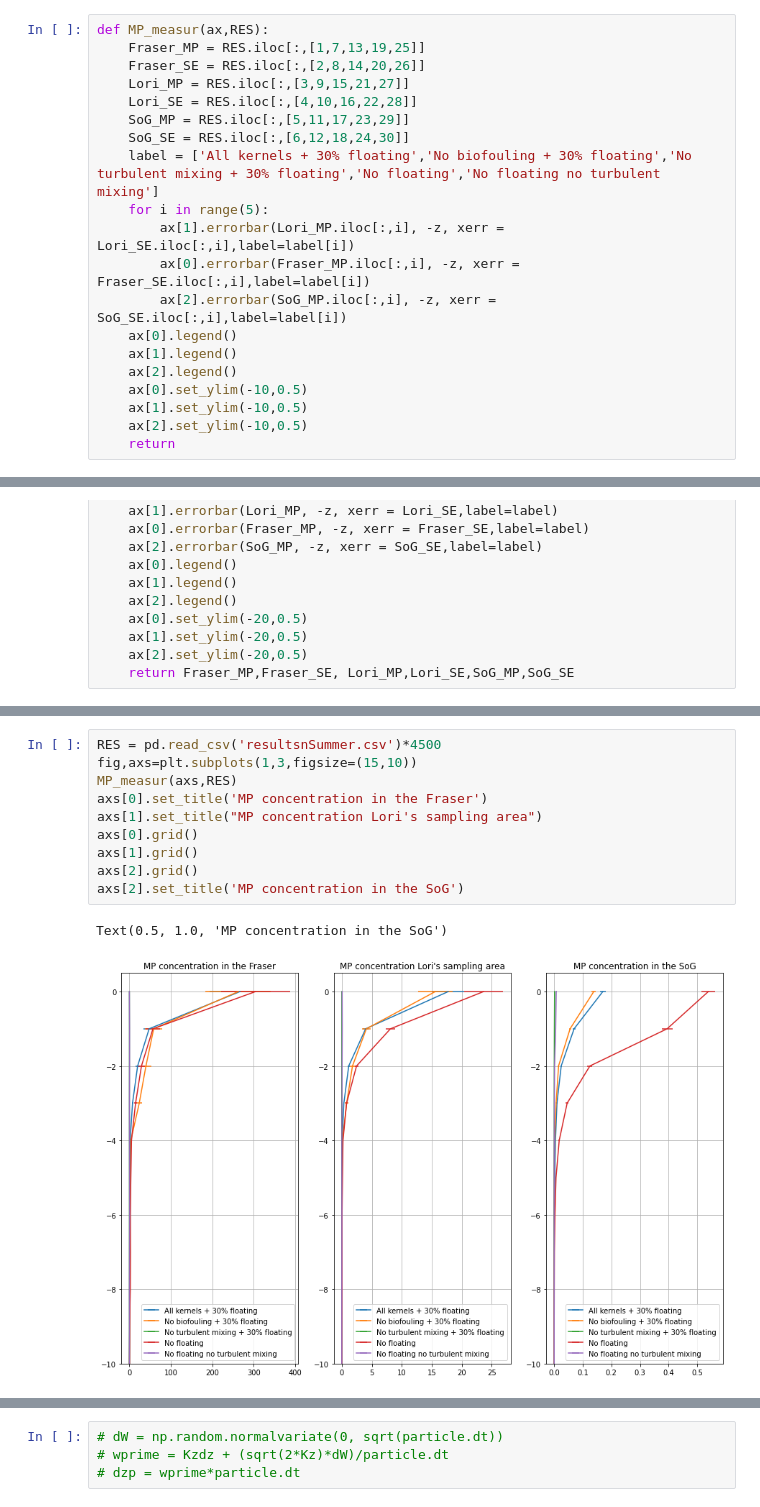
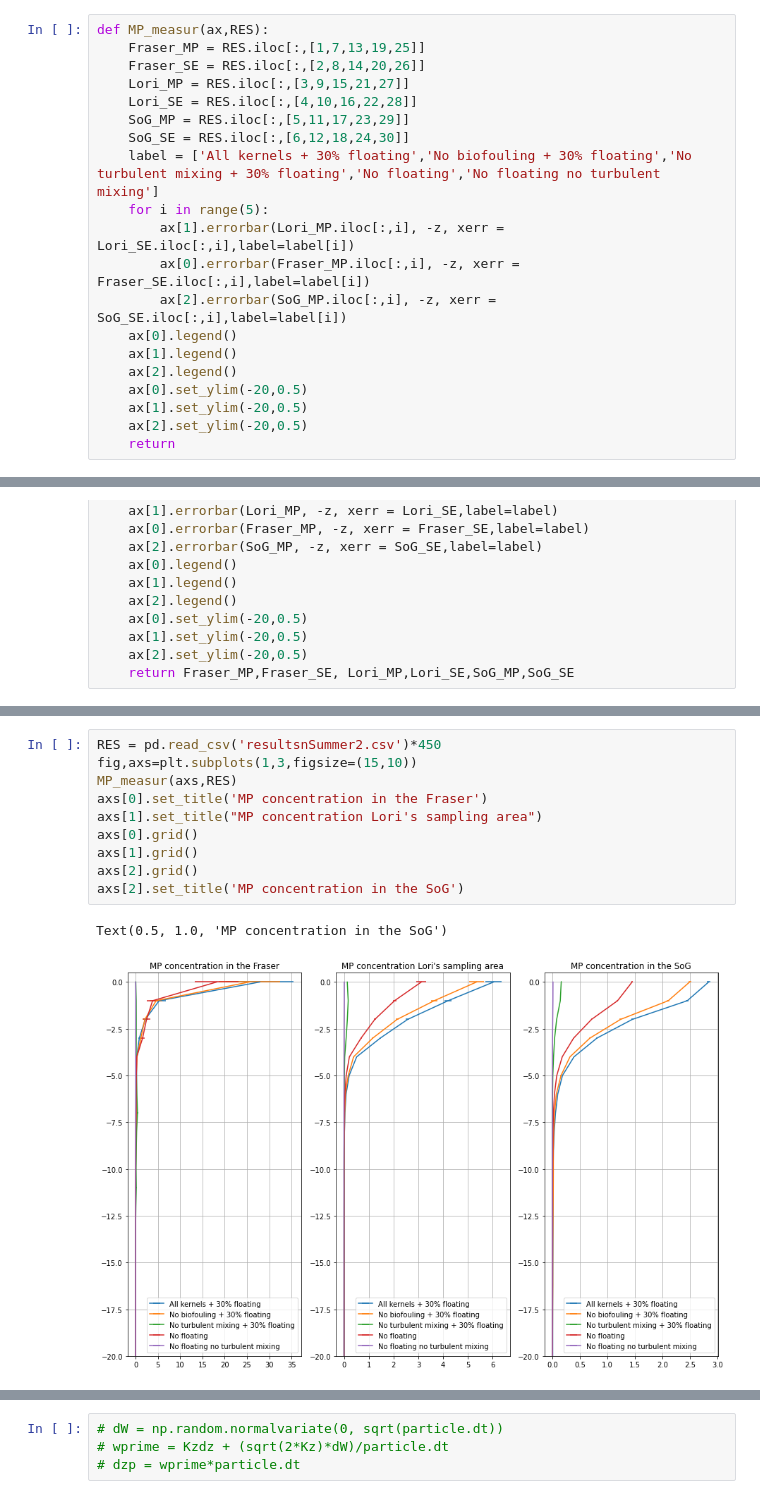
Before and after one commit to SalishSeaCast/analysis-jose, a Jupyter notebook: notebooks/parcels/Remote/Fibres/concentration.ipynb, the cells around one changed output, grey strips where cells are left out. Saved outputs shown, nothing was run; the diff lists cells and outputs as text.

Commit message:
results summer 2020

```diff
--- a/notebooks/parcels/Remote/Fibres/concentration.ipynb
+++ b/notebooks/parcels/Remote/Fibres/concentration.ipynb
@@ -192,8 +194,8 @@ def MP_measur(ax,RES):
     ax[0].legend()
     ax[1].legend()
     ax[2].legend()
-    ax[0].set_ylim(-10,0.5)
-    ax[1].set_ylim(-10,0.5)
-    ax[2].set_ylim(-10,0.5)
+    ax[0].set_ylim(-20,0.5)
+    ax[1].set_ylim(-20,0.5)
+    ax[2].set_ylim(-20,0.5)
     return
 # %%
@@ -241,14 +240,14 @@ df.to_csv('resultsnSummer.csv')
 # %%
-RES = pd.read_csv('resultsnSummer.csv')*4500
+RES = pd.read_csv('resultsnSummer2.csv')*450
 fig,axs=plt.subplots(1,3,figsize=(15,10))
 MP_measur(axs,RES)
 axs[0].set_title('MP concentration in the Fraser')
 axs[1].set_title("MP concentration Lori's sampling area")
 axs[0].grid()
 axs[1].grid()
 axs[2].grid()
 axs[2].set_title('MP concentration in the SoG')
 # %% [output]
 Text(0.5, 1.0, 'MP concentration in the SoG')
-[figure, old version]
+[figure, new version]
 # %%
```
Also changed, not shown: parts of 6 cells of this notebook, 1 other file.
